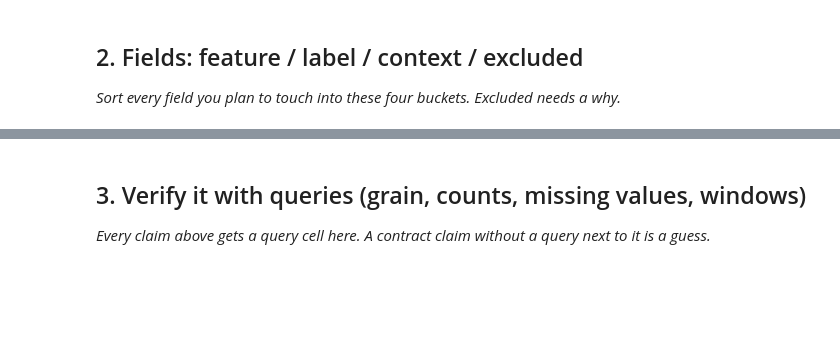
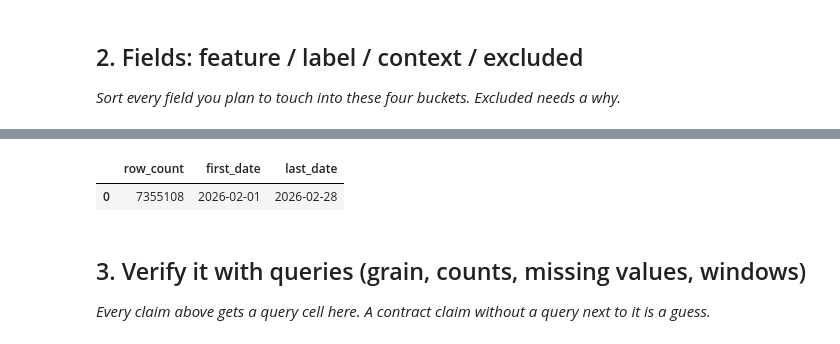
Before and after one commit to afreensumai64/ML-Internship, a Jupyter notebook: work/notebooks/w03_data_contract.ipynb, the cells around one changed output, grey strips where cells are left out. Saved outputs shown, nothing was run; the diff lists cells and outputs as text; code cells hidden in the pictures; blank space fills up the shorter version.

```diff
--- a/work/notebooks/w03_data_contract.ipynb
+++ b/work/notebooks/w03_data_contract.ipynb
@@ -20,6 +98,20 @@ This skeleton is yours to fill. Work the sections **in order** — each one has
 # %%
 # This cell is for CODE (numbers, a query, a check).
 # Write your text answer in the cell ABOVE this one — typing sentences here breaks Run All.
+# Query 2 — verify the February 2026 slice
+
+feb_check = con.sql(f"""
+SELECT
+    COUNT(*) AS row_count,
+    MIN(report_date) AS first_date,
+    MAX(report_date) AS last_date
+FROM {FEB}
+""").df()
+
+feb_check
+# %% [output]
+|  | row_count | first_date | last_date |
+| 0 | 7355108 | 2026-02-01 | 2026-02-28 |
 # %% [markdown]
 ## 3. Verify it with queries (grain, counts, missing values, windows)
 
```
Also changed, not shown: parts of 13 cells of this notebook.
